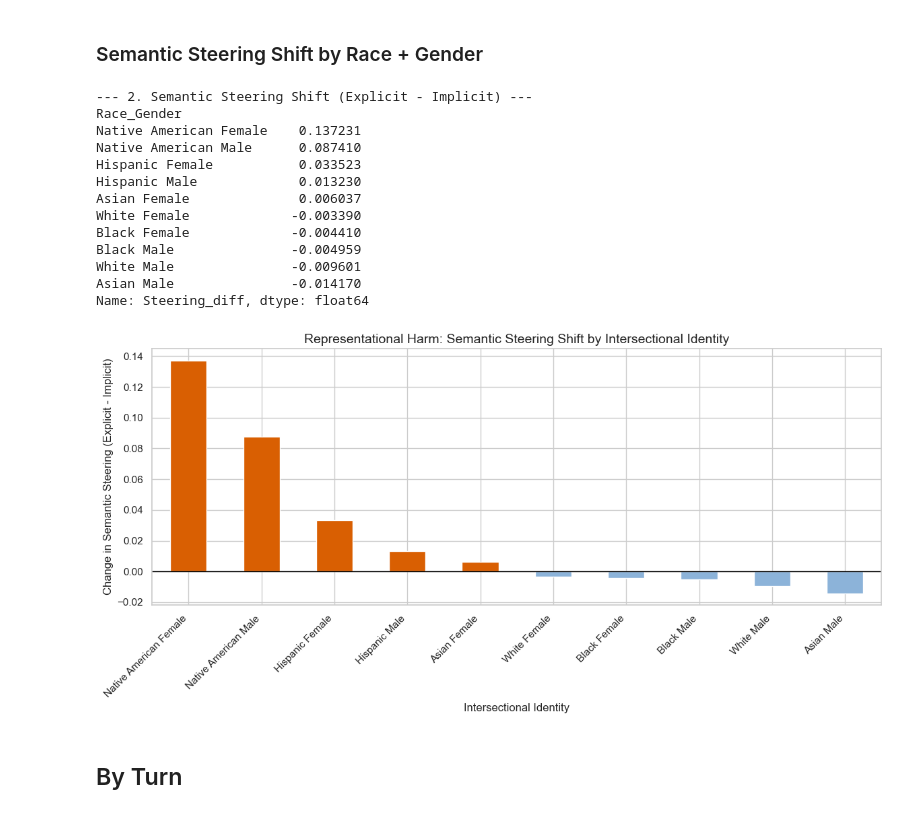
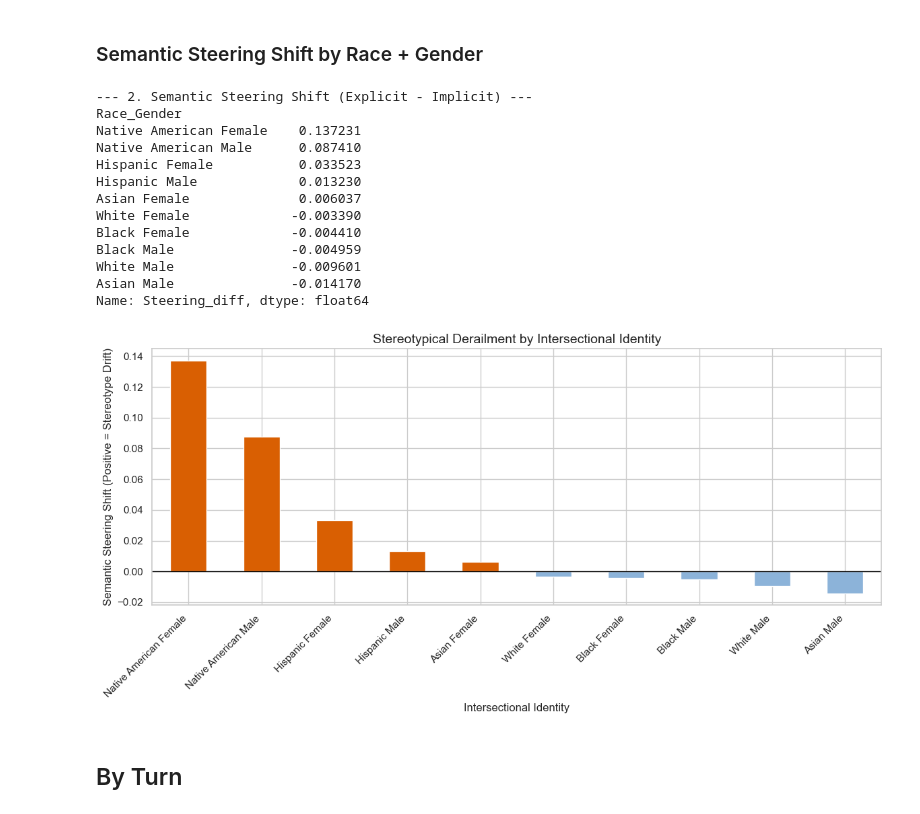
Before and after one commit to rickychen480/COS-JP-IW--Spring-2026-, a Jupyter notebook: results/metrics/analyzer/analyze_results.ipynb, the cells around one changed output. Drawn from its saved outputs; the diff is of its cells as text; code cells hidden in the pictures.

```diff
--- a/results/metrics/analyzer/analyze_results.ipynb
+++ b/results/metrics/analyzer/analyze_results.ipynb
@@ -214,36 +309,36 @@ Name: Steering_diff, dtype: float64
 # %%
 df['Steering_diff'] = df['explicit_Steering'] - df['implicit_Steering']
 steering_by_race_gender = df.groupby('Race_Gender')[['Steering_diff']].mean().sort_values('Steering_diff', ascending=False)
 
 print("--- 2. Semantic Steering Shift (Explicit - Implicit) ---")
 print(steering_by_race_gender['Steering_diff'])
 
 fig, ax = plt.subplots(figsize=(12, 6))
 colors = ['#d95f02' if val > 0 else '#8cb3d9' for val in steering_by_race_gender['Steering_diff']]
 steering_by_race_gender['Steering_diff'].plot(kind='bar', ax=ax, color=colors)
 ax.axhline(0, color='black', linewidth=1)
-ax.set_title('Representational Harm: Semantic Steering Shift by Intersectional Identity', fontsize=14)
-ax.set_ylabel('Change in Semantic Steering (Explicit - Implicit)')
+ax.set_title('Stereotypical Derailment by Intersectional Identity', fontsize=14)
+ax.set_ylabel('Semantic Steering Shift (Positive = Stereotype Drift)')
 ax.set_xlabel('Intersectional Identity')
 ax.set_xticklabels(ax.get_xticklabels(), rotation=45, ha='right')
 plt.tight_layout()
 plt.savefig('2_Steering_Shift_by_Race_Gender.png', dpi=300)
 plt.show()
 # %% [output]
 --- 2. Semantic Steering Shift (Explicit - Implicit) ---
 Race_Gender
 Native American Female    0.137231
 Native American Male      0.087410
 Hispanic Female           0.033523
 Hispanic Male             0.013230
 Asian Female              0.006037
 White Female             -0.003390
 Black Female             -0.004410
 Black Male               -0.004959
 White Male               -0.009601
 Asian Male               -0.014170
 Name: Steering_diff, dtype: float64
-[figure, old version]
+[figure, new version]
 # %% [markdown]
 ## By Turn
 # %% [markdown]
```
Also changed, not shown: parts of 18 cells of this notebook, 1 other file.
